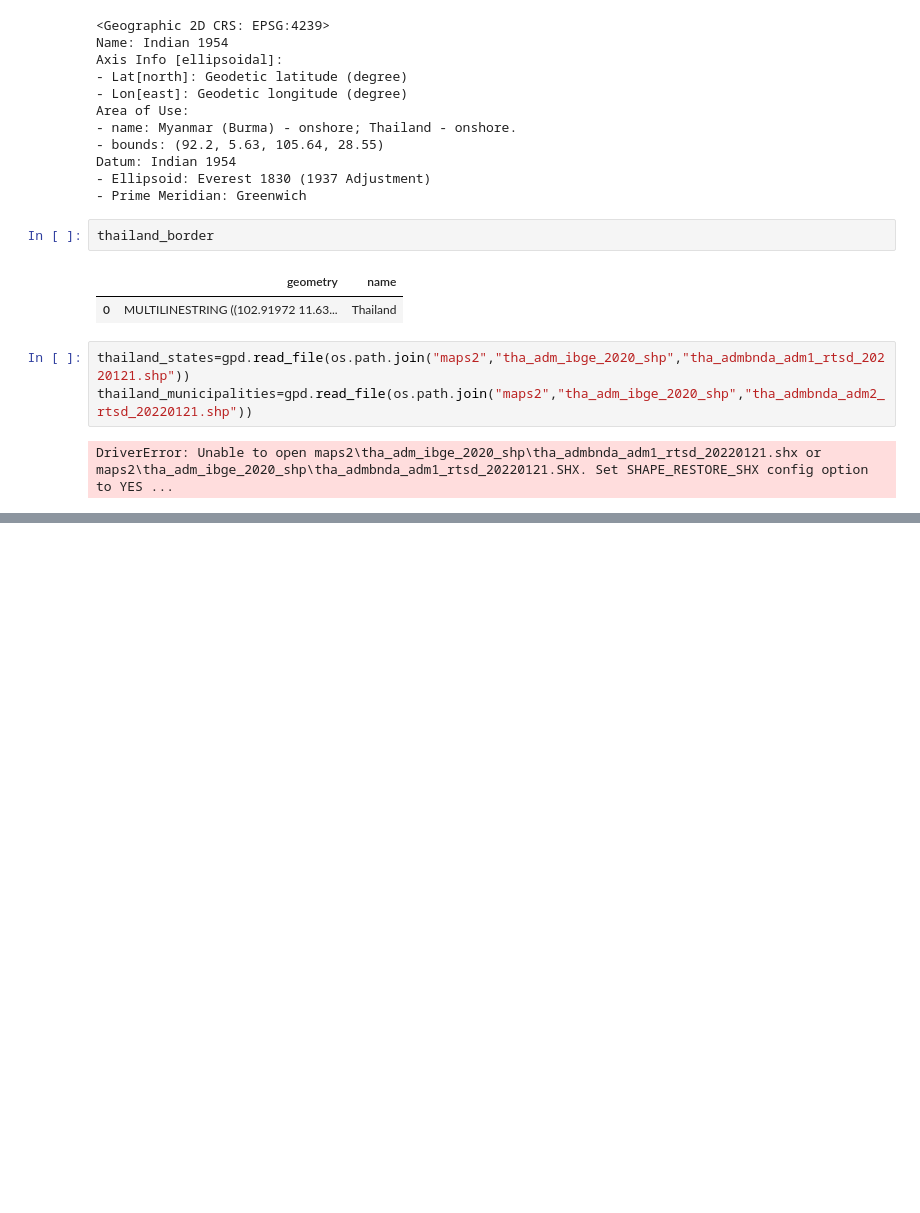
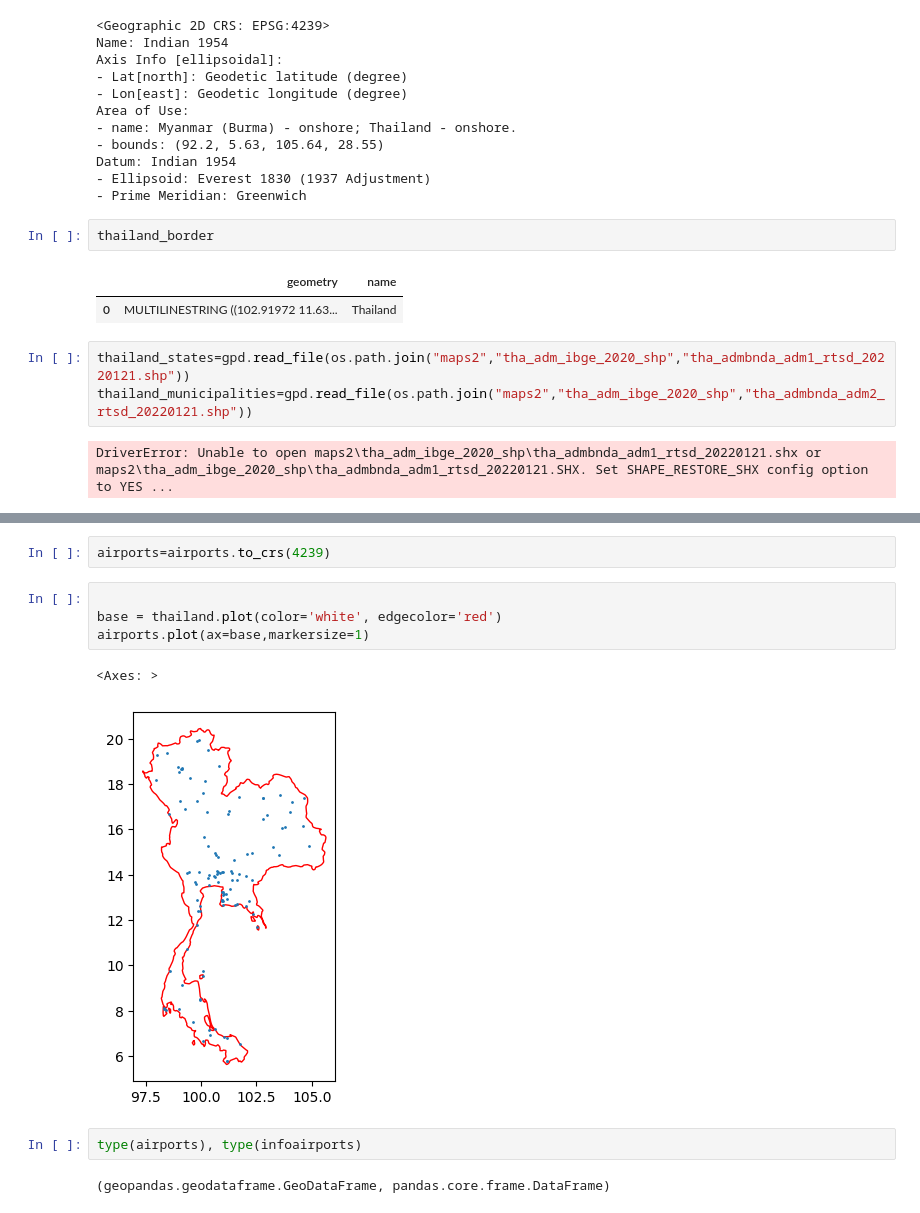
Before and after one commit to juandiegopozo-10/tareadatos3, a Jupyter notebook: tarea3datos.ipynb, the cells around one changed output, grey strips where cells are left out. Cells and saved outputs as stored; diff of their text form; blank space fills up the shorter version.

```diff
--- a/tarea3datos.ipynb
+++ b/tarea3datos.ipynb
@@ -95,0 +173,13 @@ DriverError: Unable to open maps2\tha_adm_ibge_2020_shp\tha_admbnda_adm1_rtsd_20
+# %%
+airports=airports.to_crs(4239)
+# %%
+
+base = thailand.plot(color='white', edgecolor='red')
+airports.plot(ax=base,markersize=1)
+# %% [output]
+<Axes: >
+[figure, added]
+# %%
+type(airports), type(infoairports)
+# %% [output]
+(geopandas.geodataframe.GeoDataFrame, pandas.core.frame.DataFrame)
```
Also changed, not shown: parts of 12 cells of this notebook.
